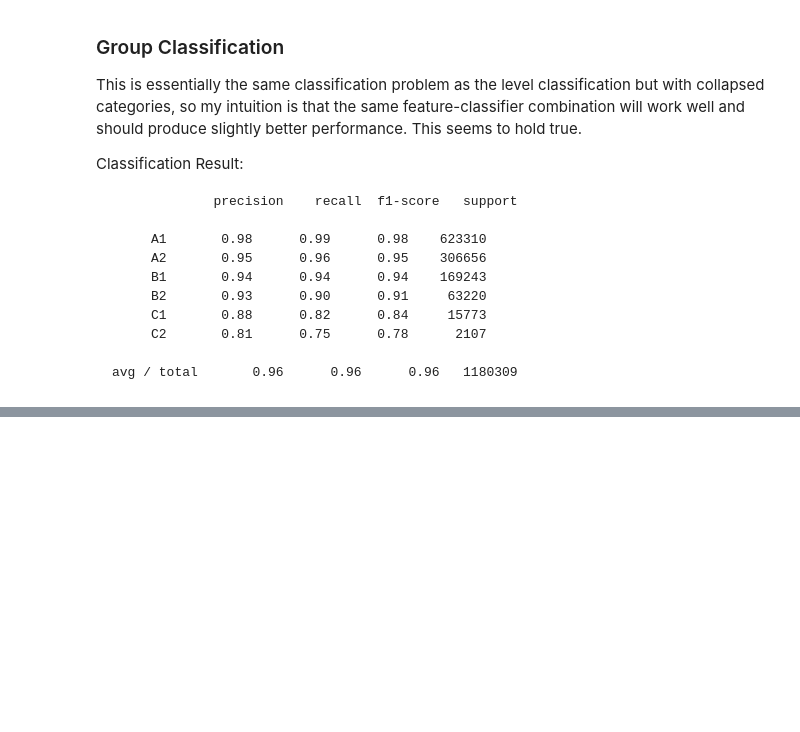
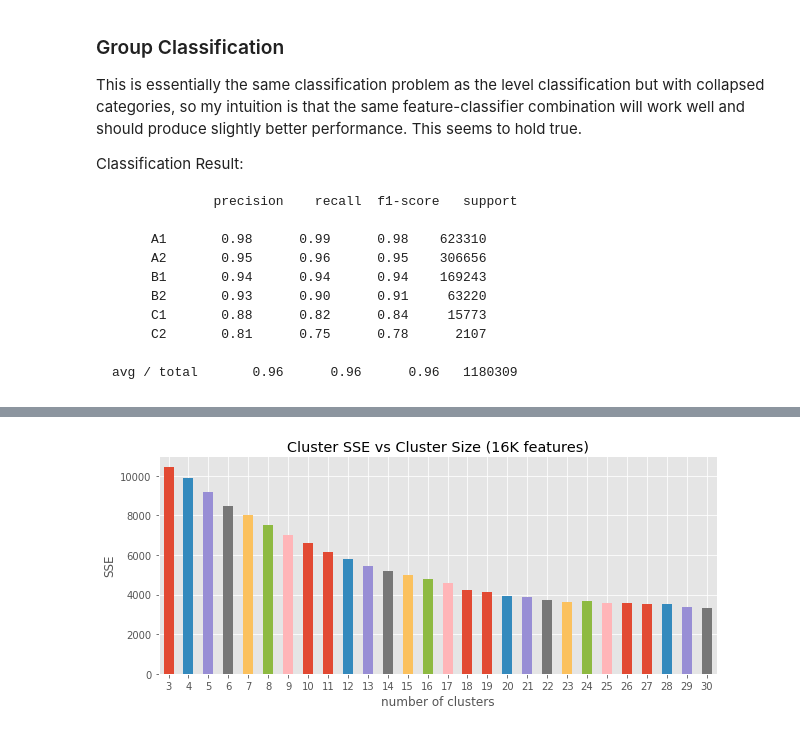
Before and after one commit to dkailthya/ml, a Jupyter notebook: ef_homework/homework.ipynb, the cells around one changed output, grey strips where cells are left out. Drawn from its saved outputs; the diff is of its cells as text; code cells hidden in the pictures; blank space fills up the shorter version.

Commit message:
Update with clustering results.

```diff
--- a/ef_homework/homework.ipynb
+++ b/ef_homework/homework.ipynb
@@ -177,0 +213,7 @@ Classification Result:
+# %%
+sse = pd.read_csv('kmeans_sse.csv', index_col=0, squeeze=True)
+fig, ax = plt.subplots(1, 1, figsize=(10, 4))
+ax = sse.plot(kind='bar', title='Cluster SSE vs Cluster Size (16K features)', ax=ax, rot=0)
+_ = ax.set(xlabel='number of clusters', ylabel='SSE')
+# %% [output]
+[figure, added]
```
Also changed, not shown: parts of 12 cells of this notebook, 1 other file.
